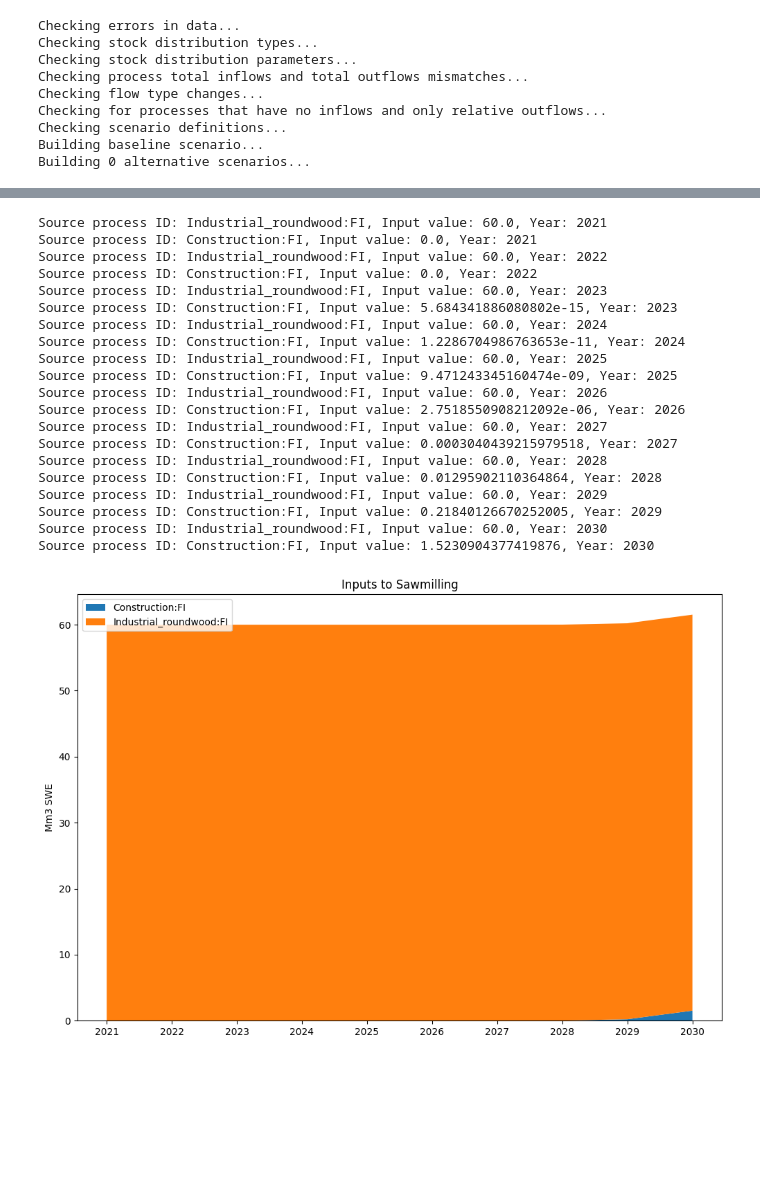
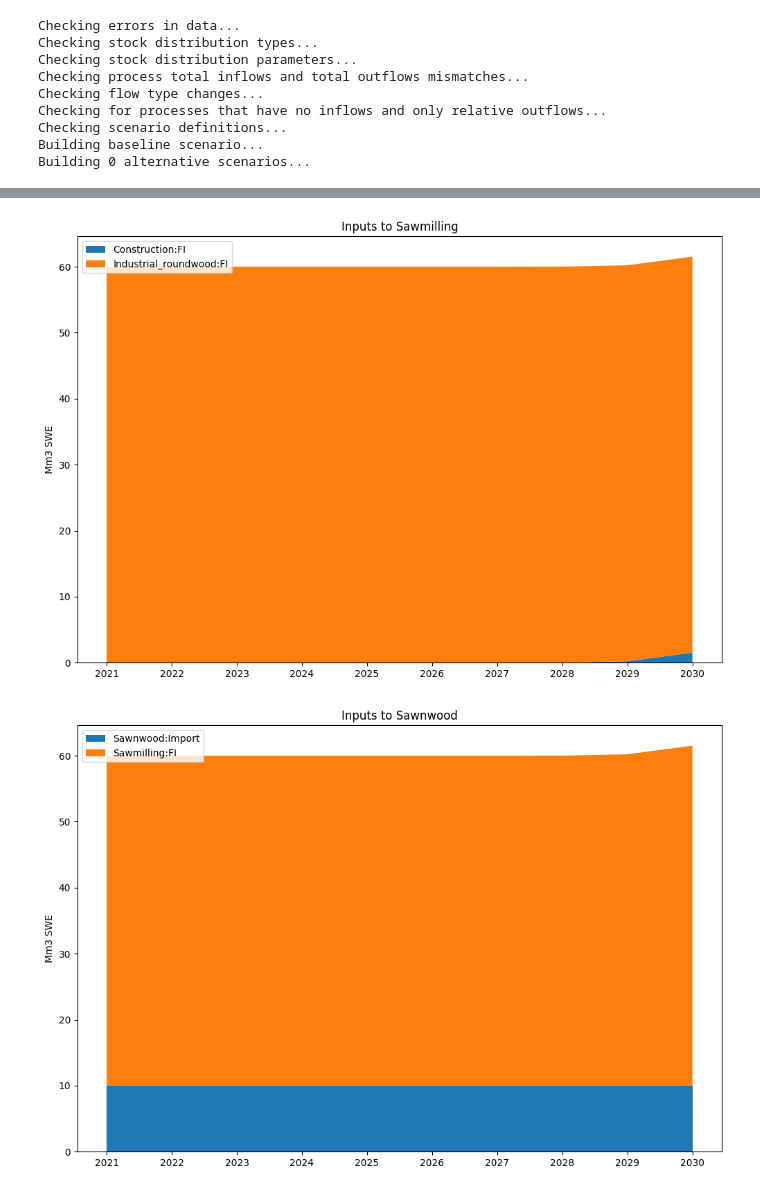
Before and after one commit to EuropeanForestInstitute/aiphoria, a Jupyter notebook: example.ipynb, the cells around one changed output, grey strips where cells are left out. Saved outputs shown, nothing was run; the diff lists cells and outputs as text; code cells hidden in the pictures; blank space fills up the shorter version.

```diff
--- a/example.ipynb
+++ b/example.ipynb
@@ -353,12 +260,12 @@ Show dynamic stock results...
 # *****************************************************
 # * Step 6: Convert the carbon stocks to CO2 removals *
 # *****************************************************
-print("Show CO2 removals graphs...")
+print("Calculating annual CO2 stock removals results...")
 for scenario in scenarios:
-    scenario_data = scenario.scenario_data
+    scenario_output_path = scenario_name_to_output_path[scenario.name]
     flow_solver = scenario.flow_solver
-    years = scenario_data.years
-    year_start = scenario_data.start_year
+    years = scenario.scenario_data.years
+    year_start = scenario.scenario_data.start_year
 
     # Calculate CO2 removals for each stock and plot the results
     stock_id_to_dsm_carbon = flow_solver.get_dynamic_stocks_carbon()
@@ -395,14 +302,15 @@ for scenario in scenarios:
     plt.legend()
     plt.tight_layout()
 
-    # Save the figure as an SVG file
-    output_path = os.path.join(model_params[ParameterName.OutputPath], scenario.name)
-    filename = "{}_annual_co2_removal_by_product.svg".format(scenario.name)
-    abs_path_to_file = os.path.join(output_path, filename)
-    plt.savefig(abs_path_to_file, format='svg')
-    plt.show()
+    # Export CO2 removal data to CSV
+    print("Exporting annual CO2 removal (Mt) by stock results...")
+    filename = os.path.join(scenario_output_path, "{}_annual_co2_removal_by_stock.csv".format(scenario.name))
+    results_co2_removals.to_csv(path_or_buf=filename, index=False, mode="w")
 
-    print("Annual CO2 removals (Mt) by stock:\n")
-    results_co2_removals.set_index("Year", inplace=True)
-    print(results_co2_removals)
+    # Export CO2 removal plot as SVG
+    filename = os.path.join(scenario_output_path, "{}_annual_co2_removal_by_product.svg".format(scenario.name))
+    plt.savefig(filename, format='svg')
+
+    if model_params[ParameterName.ShowPlots]:
+        plt.show()
 # %% [output]
@@ -426,12 +321,15 @@ Year
 # ************************************************************
 # * Step 7: Visualize inflows per year to selected processes *
 # ************************************************************
+
+# This is only done only when there is multiple years
 # Visualize inflows per year to processes
-# TODO: Externalize this to settings file?
-process_ids_to_visualize = ["Incineration:FI", "Sawmilling:FI"]
+visualize_inflows_to_process_ids = model_params[ParameterName.VisualizeInflowsToProcesses]
 for scenario in scenarios:
     flow_solver = scenario.flow_solver
-    for process_id in process_ids_to_visualize:
+    years = scenario.scenario_data.years
+    unique_processes = flow_solver.get_unique_processes()
+    for process_id in visualize_inflows_to_process_ids:
         # Ignore visualizing inflows for processes that do not exist in this graph
         if process_id not in unique_processes:
             continue
@@ -472,6 +370,9 @@ for scenario in scenarios:
                 source_process_by_flow_values[source_process_id_index, year_index] = flow.evaluated_value
                 print(f"Source process ID: {flow.source_process_id}, Input value: {flow.evaluated_value}, Year: {year}")
 
+                # This information goes to file
+                #print(f"Source process ID: {flow.source_process_id}, Input value: {flow.evaluated_value}, Year: {year}")
+
         # Get the process name for the currently visualized process
         process = flow_solver.get_process(process_id, min(years))
 
@@ -489,7 +390,9 @@ for scenario in scenarios:
         filename = "{}_inflows_to_processes_{}.svg".format(scenario.name, process.name)
         abs_path_to_file = os.path.join(output_path, filename)
         plt.savefig(abs_path_to_file, format='svg')
-        plt.show()
+
+        if model_params[ParameterName.ShowPlots]:
+            plt.show()
 # %% [output]
 Source process ID: Construction:FI, Input value: 0.0, Year: 2021
 Source process ID: Furniture:FI, Input value: 4.586425150776563e-06, Year: 2021
@@ -514,25 +414,6 @@ Source process ID: Furniture:FI, Input value: 15.99950576325016, Year: 2030
 [figure]
-Source process ID: Industrial_roundwood:FI, Input value: 60.0, Year: 2021
-Source process ID: Construction:FI, Input value: 0.0, Year: 2021
-Source process ID: Industrial_roundwood:FI, Input value: 60.0, Year: 2022
-Source process ID: Construction:FI, Input value: 0.0, Year: 2022
-Source process ID: Industrial_roundwood:FI, Input value: 60.0, Year: 2023
-Source process ID: Construction:FI, Input value: 5.684341886080802e-15, Year: 2023
-Source process ID: Industrial_roundwood:FI, Input value: 60.0, Year: 2024
-Source process ID: Construction:FI, Input value: 1.2286704986763653e-11, Year: 2024
-Source process ID: Industrial_roundwood:FI, Input value: 60.0, Year: 2025
-Source process ID: Construction:FI, Input value: 9.471243345160474e-09, Year: 2025
-Source process ID: Industrial_roundwood:FI, Input value: 60.0, Year: 2026
-Source process ID: Construction:FI, Input value: 2.7518550908212092e-06, Year: 2026
-Source process ID: Industrial_roundwood:FI, Input value: 60.0, Year: 2027
-Source process ID: Construction:FI, Input value: 0.0003040439215979518, Year: 2027
-Source process ID: Industrial_roundwood:FI, Input value: 60.0, Year: 2028
-Source process ID: Construction:FI, Input value: 0.01295902110364864, Year: 2028
-Source process ID: Industrial_roundwood:FI, Input value: 60.0, Year: 2029
-Source process ID: Construction:FI, Input value: 0.21840126670252005, Year: 2029
-Source process ID: Industrial_roundwood:FI, Input value: 60.0, Year: 2030
-Source process ID: Construction:FI, Input value: 1.5230904377419876, Year: 2030
 [figure]
+[figure, added]
 # %%
 # *****************************************************
 # * Step 8: Visualize the flow graph as Sankey graph *
```
Also changed, not shown: parts of 8 cells of this notebook, 5 other files.
